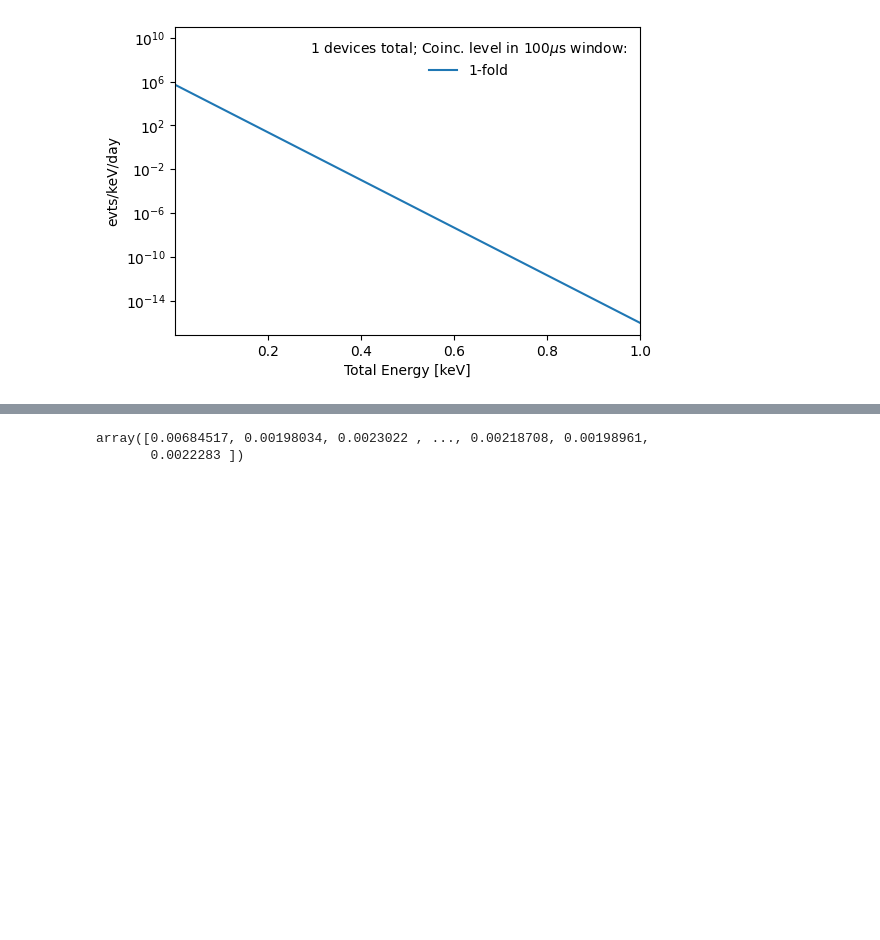
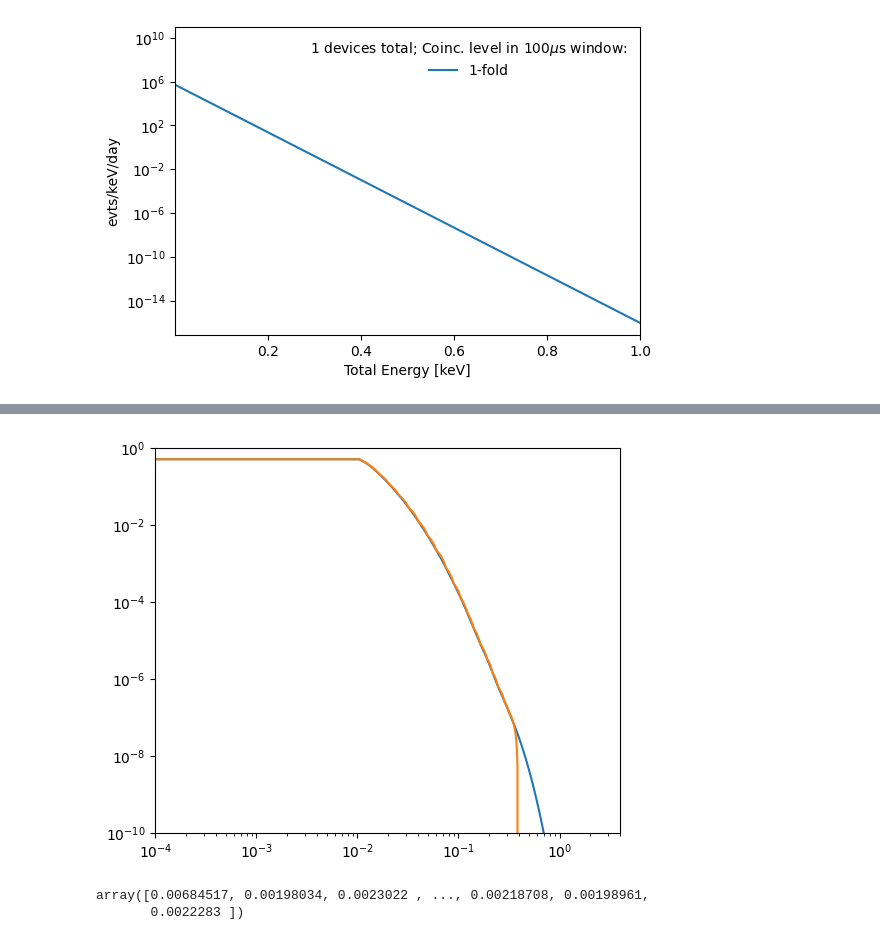
Before and after one commit to spice-herald/DarkLim, a Jupyter notebook: examples/helium-update-playground.ipynb, the cells around one changed output, grey strips where cells are left out. Cells and saved outputs as stored; diff of their text form; code cells hidden in the pictures; blank space fills up the shorter version.

```diff
--- a/examples/helium-update-playground.ipynb
+++ b/examples/helium-update-playground.ipynb
@@ -286,3 +323,42 @@ created 1.0 evts
+# %%
+fin = '/global/cfs/cdirs/lz/users/haselsco/TESSERACT_Limits/DarkLim_vetriupdate/examples/ER_leakage.txt'
+leakage = np.loadtxt(fin,skiprows=1)
+es = leakage[:,0]
+f = leakage[:,1]
+
+emask = es>20e-3
+assumed_photon_eff = 0.95 #value from concept paper
+photon_eff = 0.15
+
+#leakage[:,1][emask] = leakage[:,1][emask]*assumed_photon_eff/photon_eff # adjusts leakage based on assumed light collection
+
+fnew = f*assumed_photon_eff/photon_eff
+fnew[fnew>0.5] = 0.5
+
+interp_func = interp1d(es*he_gain,np.log(fnew),
+                       fill_value='extrapolate',
+                       #fill_value=0,
+                       #bounds_error=False,
+                       assume_sorted=True)
+
+interp_func2 = interp1d(es*he_gain,fnew,
+                       fill_value='extrapolate',
+                       #fill_value=0,
+                       #bounds_error=False,
+                       assume_sorted=True)
+
+fig, ax = plt.subplots(1,figsize=(6,5))
+energies = np.geomspace(1e-4,4,1000)
+plt.plot(energies,np.exp(interp_func(energies)))
+plt.plot(energies,interp_func2(energies))
+#plt.plot(leakage[:,0]*he_gain,leakage[:,1],marker='.')
+
+ax.set_xlim(0.1e-3,4)
+ax.set_xscale('log')
+ax.set_ylim(1e-10,1)
+ax.set_yscale('log')
+# %% [output]
+[figure, added]
 # %%
 gen_evts
 # %% [output]
```
Also changed, not shown: parts of 4 cells of this notebook, 4 other files.
